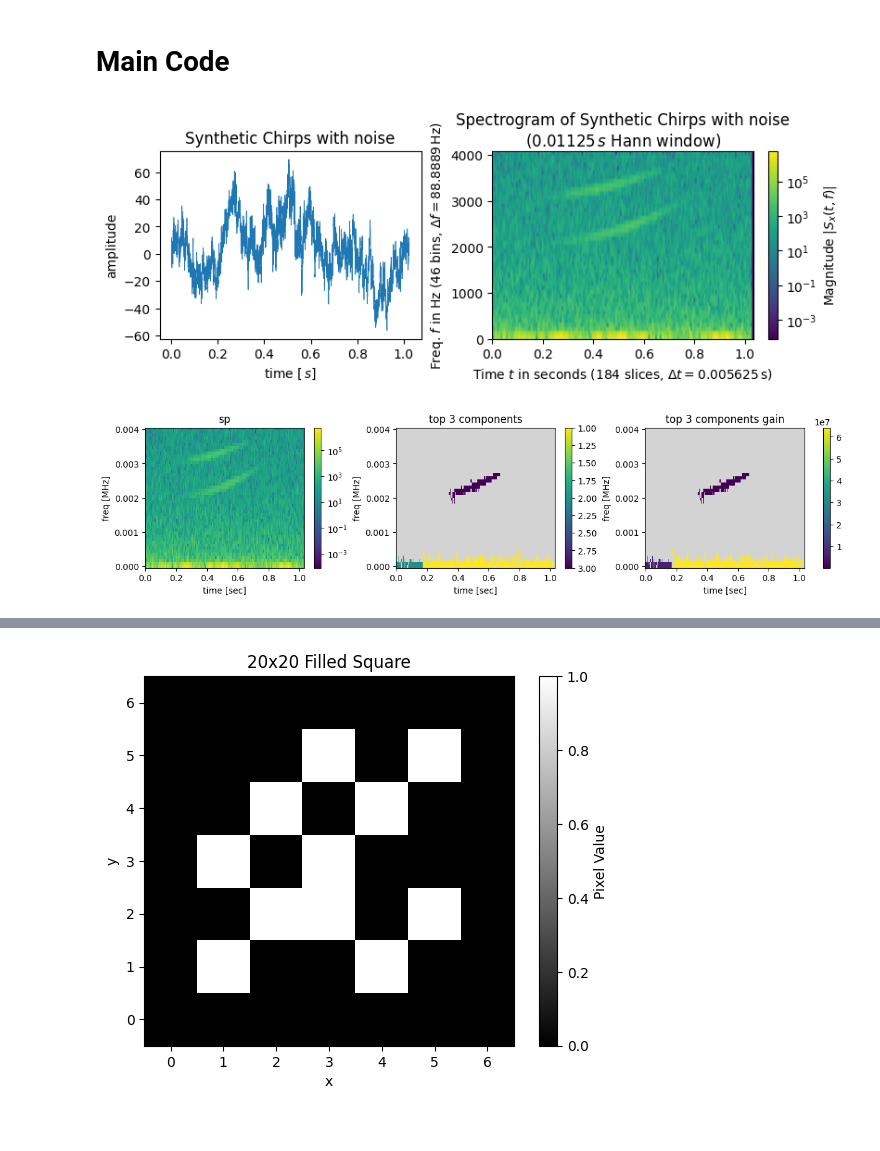
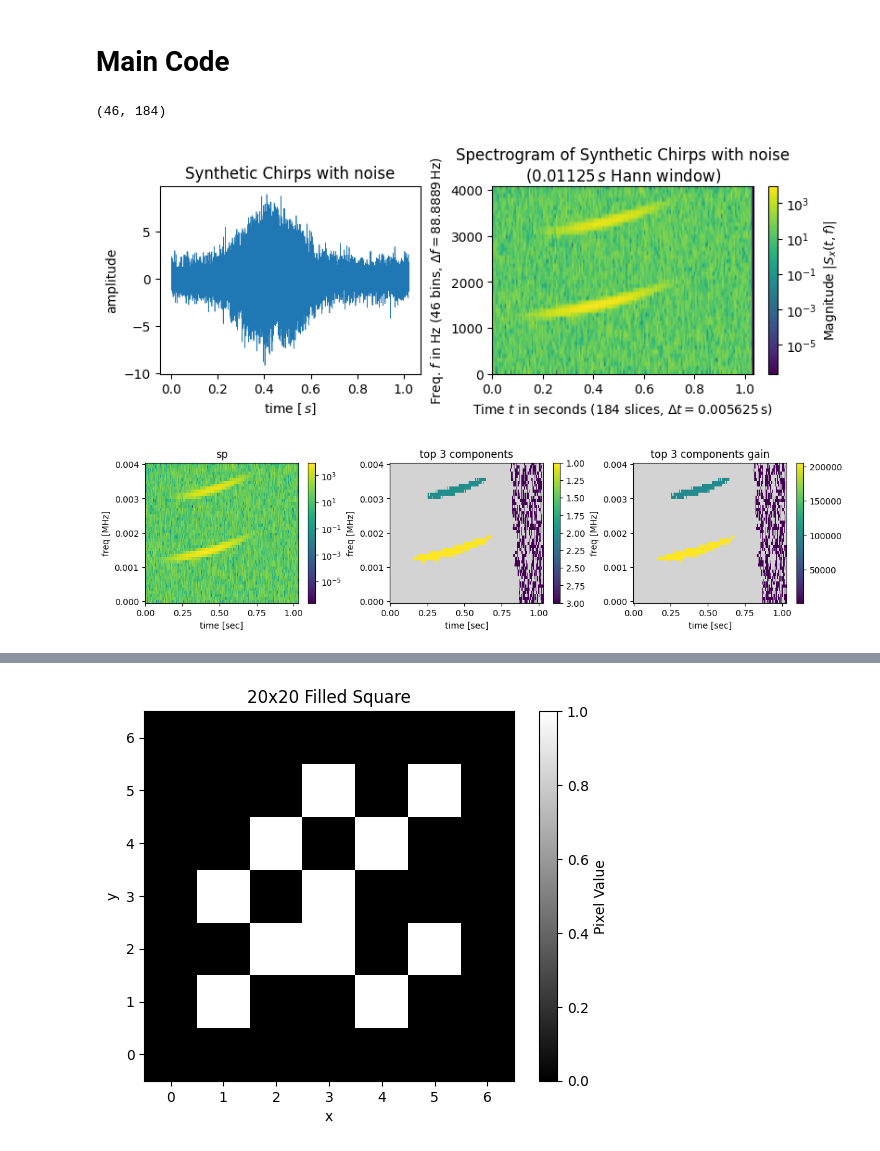
Before and after one commit to nacrocker/automated-segmentation, a Jupyter notebook: Maxs_maxtree_tests_with_synthetic_data_and_noise.ipynb, the cells around one changed output, grey strips where cells are left out. Cells and saved outputs as stored; diff of their text form; code cells hidden in the pictures.

```diff
--- a/Maxs_maxtree_tests_with_synthetic_data_and_noise.ipynb
+++ b/Maxs_maxtree_tests_with_synthetic_data_and_noise.ipynb
@@ -1703,13 +1941,13 @@ t0=t[int(nt/16)]
 t1=t[int(nt/16)+int(nt*3/4)-1]
 chirps.append(Chirp(amp=3.0, t0=t0, t1=t1, f0=0.75*fN, f1=1.0*fN))
 
-t0=t[int(nt/8)]
+'''t0=t[int(nt/8)]
 t1=t[int(nt/8)+int(nt*3/4)-1]
-chirps.append(Chirp(amp=3.5, t0=t0, t1=t1, f0=0.5*fN, f1=0.85*fN))
+chirps.append(Chirp(amp=3.5, t0=t0, t1=t1, f0=0.5*fN, f1=0.85*fN))'''
 
-'''t0= 0  # t[int(nt/5)]
+t0= 0  # t[int(nt/5)]
 t1=t[int(nt/16)+int(nt*3/4)-1]
-chirps.append(Chirp(amp= 4.0, t0=t0, t1=t1, f0=0.3*fN, f1=0.55*fN))''' #added to test slope method
+chirps.append(Chirp(amp= 4.0, t0=t0, t1=t1, f0=0.3*fN, f1=0.55*fN)) #added to test slope method
 
 
 
@@ -1717,7 +1955,7 @@ sig0 = add_funcsigs(chirps,t)
 #sig0 = 0*t
 
 seedGlobal=getSavedRndGenSeed()
-useSavedRndGenSeed = False #True
+useSavedRndGenSeed = True
 noise_generator = np.random.default_rng(seed=seedGlobal if useSavedRndGenSeed else None).normal #uniform #normal #poisson
 noise_1 = make_noise(noise_mean, noise_std, t.shape, noise_generator=noise_generator )
 
@@ -1726,7 +1964,7 @@ def color_noise(noise, alpha):
     return np.fft.irfft(np.fft.rfft(noise) / f**(alpha/2), n=len(noise))#real inverse fft of real fft/ freq dependent scaling factor
     #---colored noise function - 0 white, 0.5 pink, 1 brown ----
 
-noise = color_noise(noise_1,1.5) #around alpha of 0.3 errors in detection occur
+noise = color_noise(noise_1,0) #around alpha of 0.3 errors in detection occur
 
 
 
@@ -1750,6 +1988,8 @@ SFT = ShortTimeFFT.from_window(win_param='hann', fs=fs, nperseg=nfft,noverlap=no
 sigstft = SFT.stft(sig)
 fsigstft = SFT.f
 tsigstft = SFT.t(sig.size)
+
+print(sigstft.shape)
 
 
 if doSignalPlot or doSignalSpectrogramPlot:
@@ -1817,35 +2057,36 @@ if doSignalPlot or doSignalSpectrogramPlot:
 max_tree_cl = Max_Tree
 sp = np.abs(sigstft)**2
 fsp = fsigstft
 tsp = tsigstft
 
 
 spmxtr=max_tree_cl(sp,connectivity=2)
 self=spmxtr
 
 gain_choice= 'avspecdens'
 #gain_choice = 'exp(entropy/area)'
 #gain_choice = 'skinny'
 #gain_choice = '1' #tot intesnity/area
 #gain_choice = 'avspecdens_div_freq'
 #gain_choice = 'avspecheight'
 #gain_choice = 'neg_kldiv_wresp_uniform_intensity'
 #gain_choice = 'log_energy_concentration'
 #gain_choice = 'signal_energy_concentration'
 gain = self.gain_predefined(gain_choice)
 # gain is a matrix which represents the gain at each bin each pixel is apart of
 #each pixel which is in the same maxtree bin corresponds to the same gain
 mxgnndslabeltopfill,mxgntopfill = self.label_optimummaxattrnode_image_components_with_rank_and_attr(gain)
 
 ntop=3 #used to be 10
 spdict = {'sp':sp,'fsp':fsp,'tsp':tsp}
 _ = show_top_components_rank_and_gain(spdict,mxgnndslabeltopfill,mxgntopfill,ntop=ntop,panelsize=(vsz,hsz),use_LogNorm_for_gain=False)
 
 
 ## end max_tree_optimimum_features
 # %% [output]
+(46, 184)
-[figure, old version]
+[figure, new version]
-[figure, old version]
+[figure, new version]
 # %%
 #@title Gain Slope Critera Test
 
```
Also changed, not shown: parts of 24 cells of this notebook.
